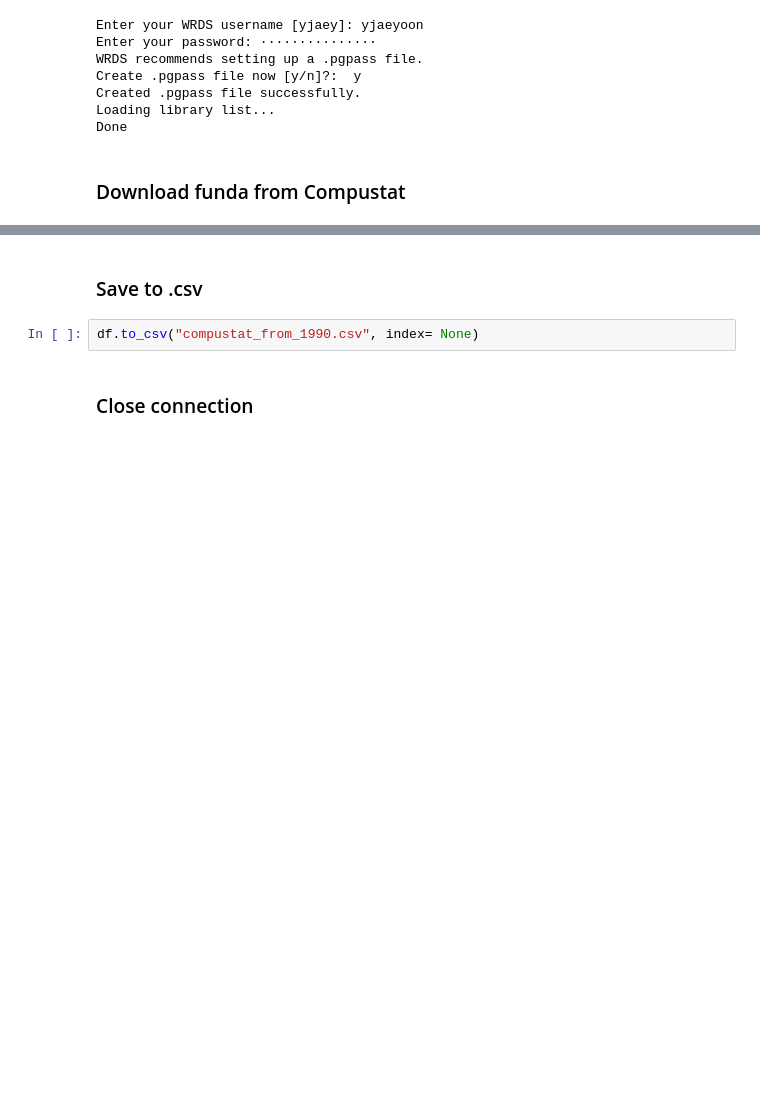
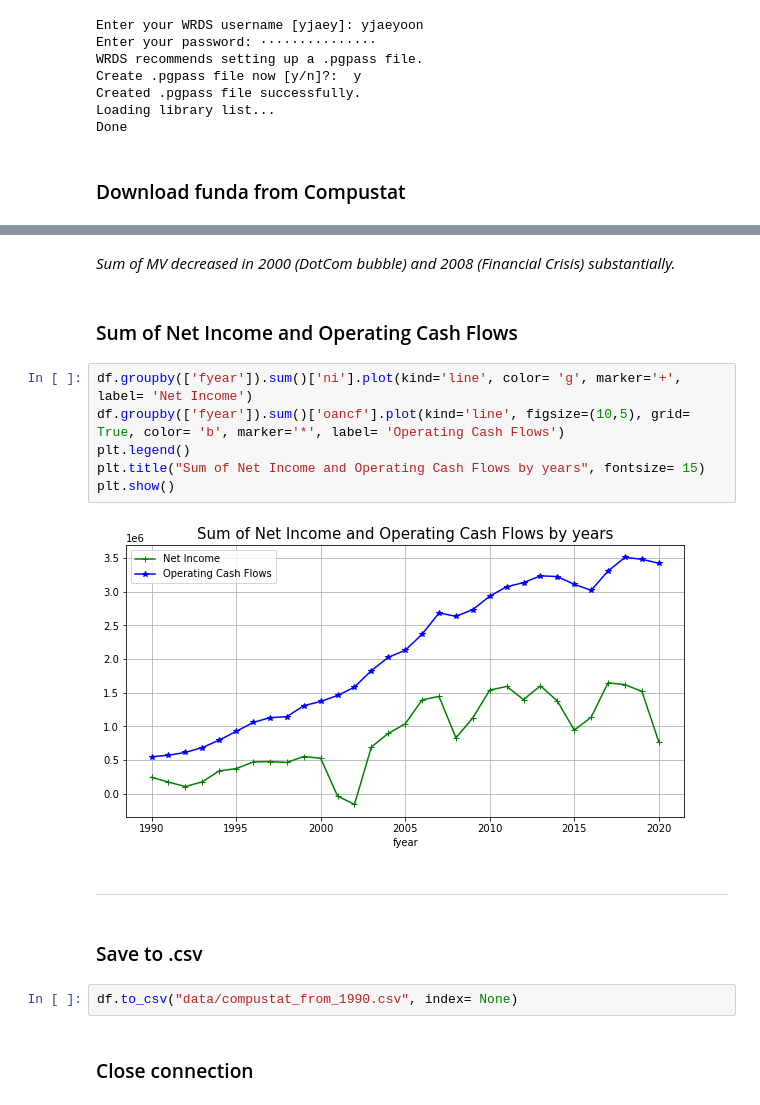
Before and after one commit to jaeyoonyu/jaeyoonyu.github.io, a Jupyter notebook: _code/wrds-download-compustat.ipynb, the cells around one changed output, grey strips where cells are left out. Cells and saved outputs as stored; diff of their text form; blank space fills up the shorter version.

```diff
--- a/_code/wrds-download-compustat.ipynb
+++ b/_code/wrds-download-compustat.ipynb
@@ -49,7 +72,21 @@ df.head()
+# %% [markdown]
+<em>Sum of MV decreased in 2000 (DotCom bubble) and 2008 (Financial Crisis) substantially.</em>
+# %% [markdown]
+### Sum of Net Income and Operating Cash Flows
+# %%
+df.groupby(['fyear']).sum()['ni'].plot(kind='line', color= 'g', marker='+', label= 'Net Income')
+df.groupby(['fyear']).sum()['oancf'].plot(kind='line', figsize=(10,5), grid= True, color= 'b', marker='*', label= 'Operating Cash Flows')
+plt.legend()
+plt.title("Sum of Net Income and Operating Cash Flows by years", fontsize= 15)
+plt.show()
+# %% [output]
+[figure, added]
+# %% [markdown]
+-------------
 # %% [markdown]
 ### Save to .csv
 # %%
-df.to_csv("compustat_from_1990.csv", index= None)
+df.to_csv("data/compustat_from_1990.csv", index= None)
 # %% [markdown]
 ### Close connection
 # %%
```
Also changed, not shown: parts of 8 cells of this notebook, 6 other files.
